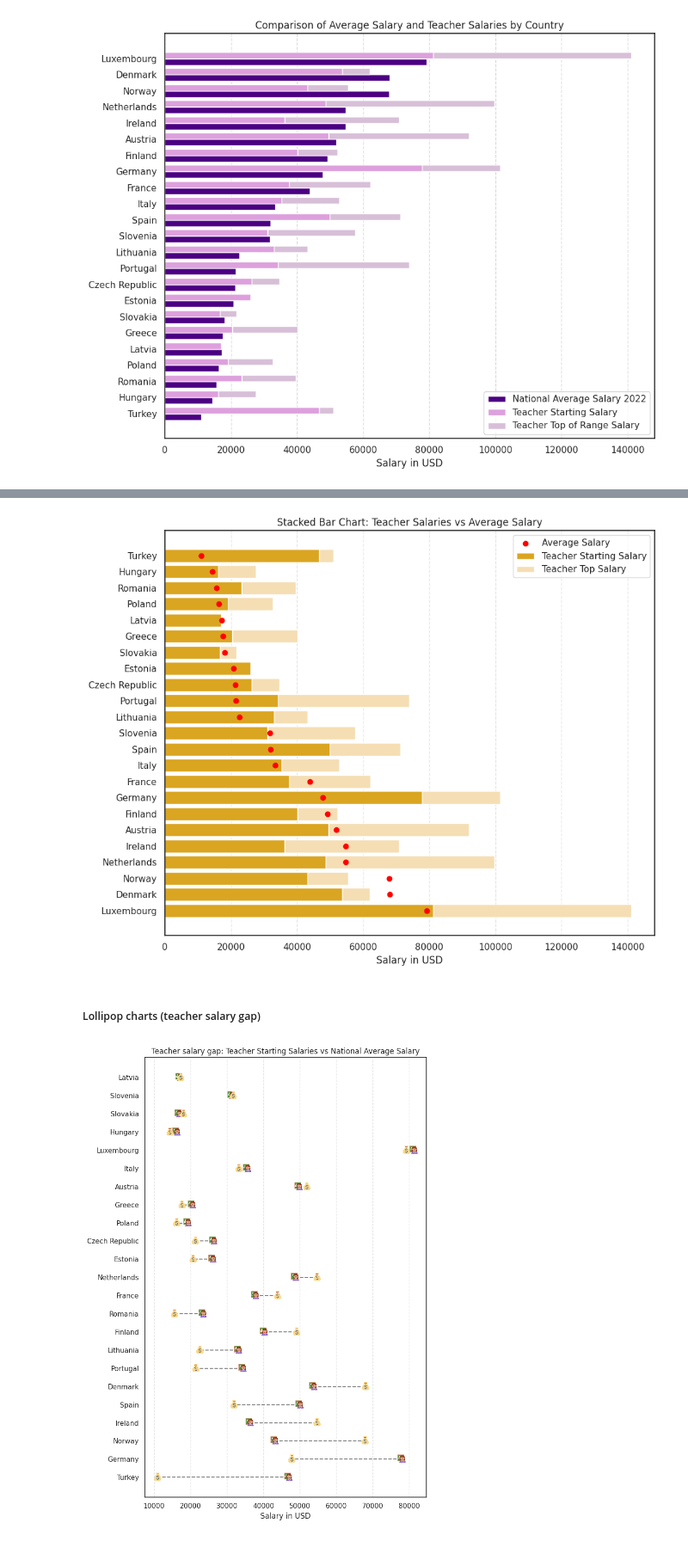
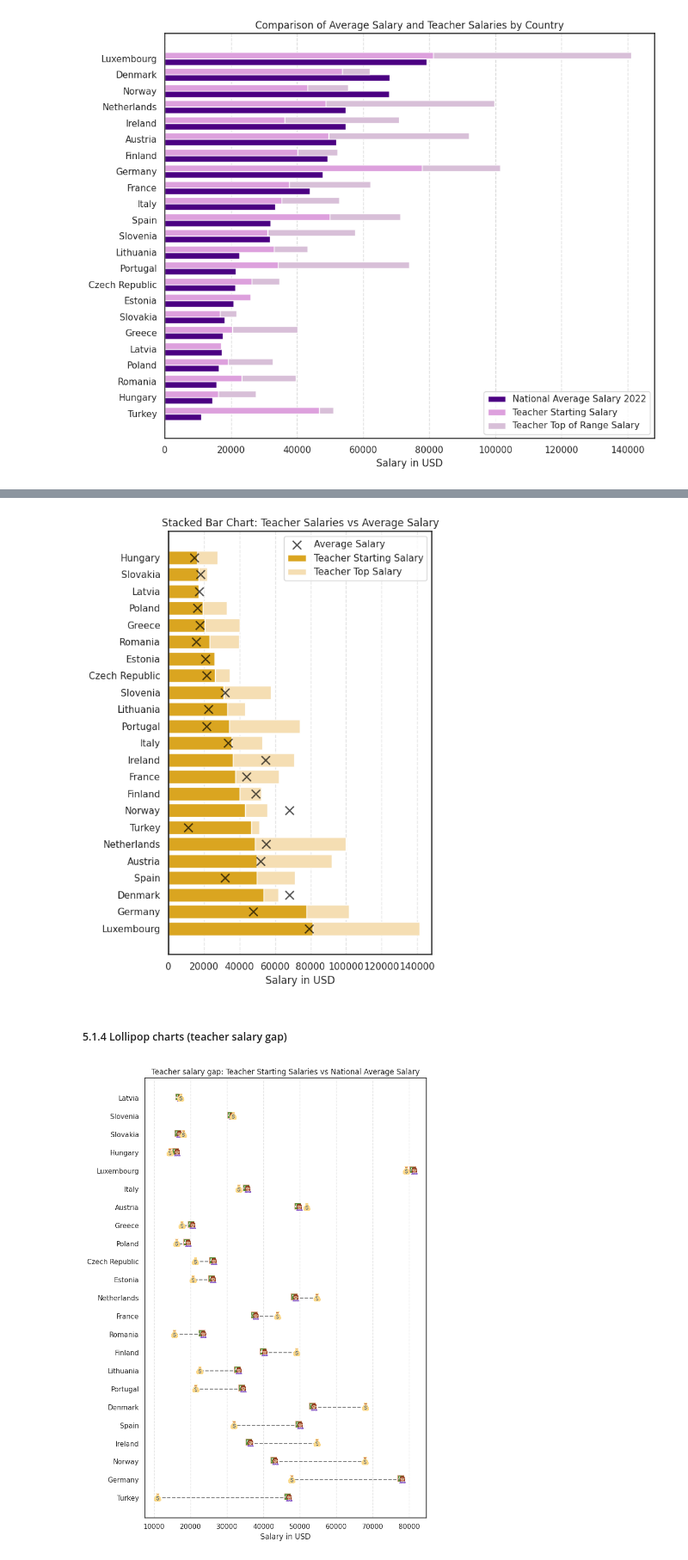
Before and after one commit to BeejalP/teachersalaries, a Jupyter notebook: my_project.ipynb, the cells around one changed output, grey strips where cells are left out. Shown at 86% size. Cells and saved outputs as stored; diff of their text form; code cells hidden in the pictures.

```diff
--- a/my_project.ipynb
+++ b/my_project.ipynb
@@ -684,9 +684,9 @@ salaries = salaries.dropna(subset=["Annual_Salary_2022"])
 # %%
 salaries = salaries[~salaries['Country'].isin(['United States', 'Canada','Israel'])]
 # %%
-salaries['salary_gap'] = abs(salaries['Annual_Salary_2022'] - salaries['lower_secondary_starting'])
+salaries['salary_gap'] = abs(salaries['lower_secondary_starting'] - salaries['Annual_Salary_2022'])
 # %%
-salaries['percentage_difference'] = ((salaries['Annual_Salary_2022'] - salaries['lower_secondary_starting']) / salaries['lower_secondary_starting']) * 100
+salaries['percentage_difference'] = ((salaries['lower_secondary_starting'] - salaries['Annual_Salary_2022']) / salaries['Annual_Salary_2022']) * 100
 # %% [markdown]
 #### 3.3 All dfs merge
 # %%
@@ -1760,39 +1764,42 @@ plt.show()
 # %%
 # Sort by the average salary
-salaries = salaries.sort_values(by="Annual_Salary_2022", ascending=False)
+salaries = salaries.sort_values(by="lower_secondary_starting", ascending=False)
 
 # Set up positions for the bars (y-axis)
 y = np.arange(len(salaries))
 
 # Create the plot
-fig, ax = plt.subplots(figsize=(10, 8))
+fig, ax = plt.subplots(figsize=(6, 8))
 
 # Stacked bar chart
 ax.barh(y, salaries["lower_secondary_starting"], color="goldenrod", label="Teacher Starting Salary")
 ax.barh(y, salaries["lower_secondary_top"] - salaries["lower_secondary_starting"], left=salaries["lower_secondary_starting"], color="wheat", label="Teacher Top Salary")
 
 # Overlay scatter points for average salary
-ax.scatter(salaries["Annual_Salary_2022"], y, color="red", zorder=5, label="Average Salary")
+ax.scatter(salaries["Annual_Salary_2022"], y, color="black", zorder=5, label="Average Salary",
+                    s=100,       # Set the size of the dots
+                     alpha=0.7,   # Make the dots slightly transparent
+                     marker='x')
 
 # Formatting
 ax.set_yticks(y)
 ax.set_yticklabels(salaries["Country"])
 ax.axvline(0, color="black", linewidth=1)  # Center line
 ax.set_xlabel("Salary in USD")
 ax.set_title("Stacked Bar Chart: Teacher Salaries vs Average Salary")
 ax.legend()
 ax.grid(axis='x', linestyle="--", alpha=0.5)
 
 # Save the image
 plt.tight_layout()
 plt.savefig("stacked_salary_chart_with_scatter.png")
 
 plt.tight_layout()
 plt.show()
 # %% [output]
-[figure, old version]
+[figure, new version]
 # %% [markdown]
-##### Lollipop charts (teacher salary gap)
+##### 5.1.4 Lollipop charts (teacher salary gap)
 # %%
 ## Lollipop chart sorted by salary gap
 # import os
```
Also changed, not shown: parts of 11 cells of this notebook, 3 other files.
